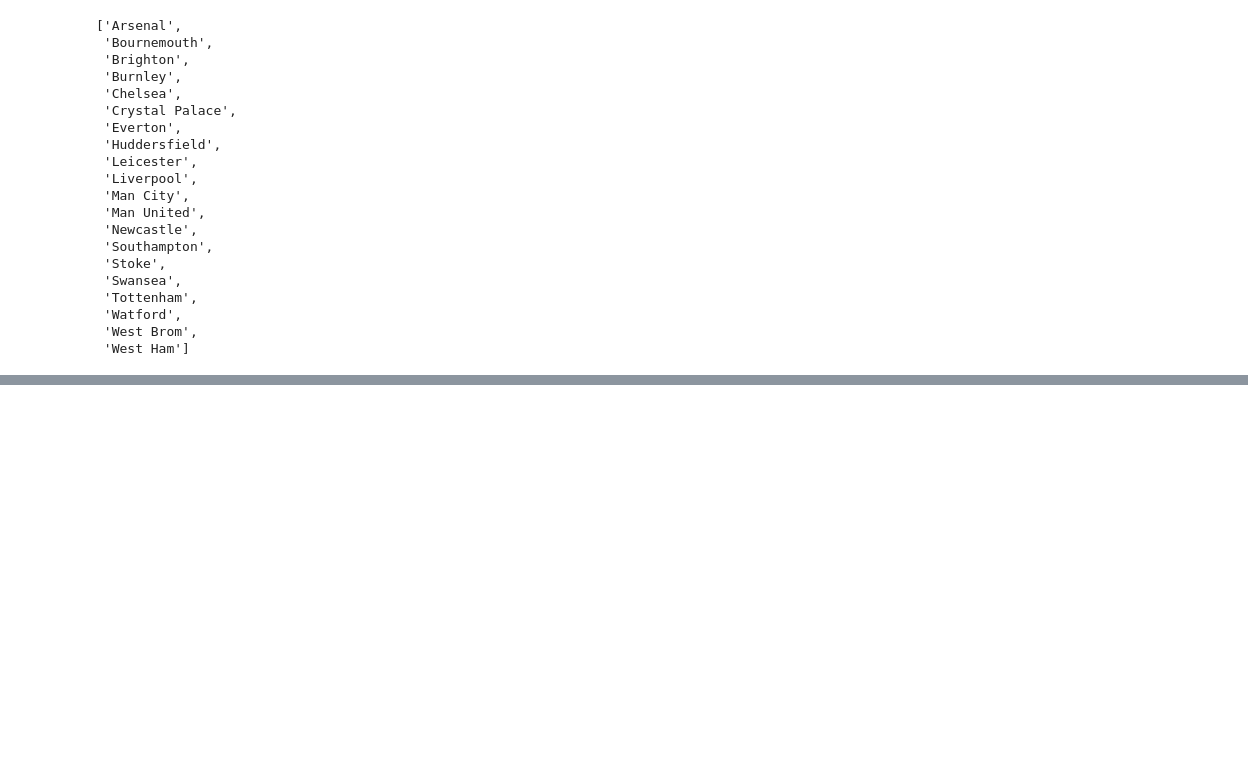
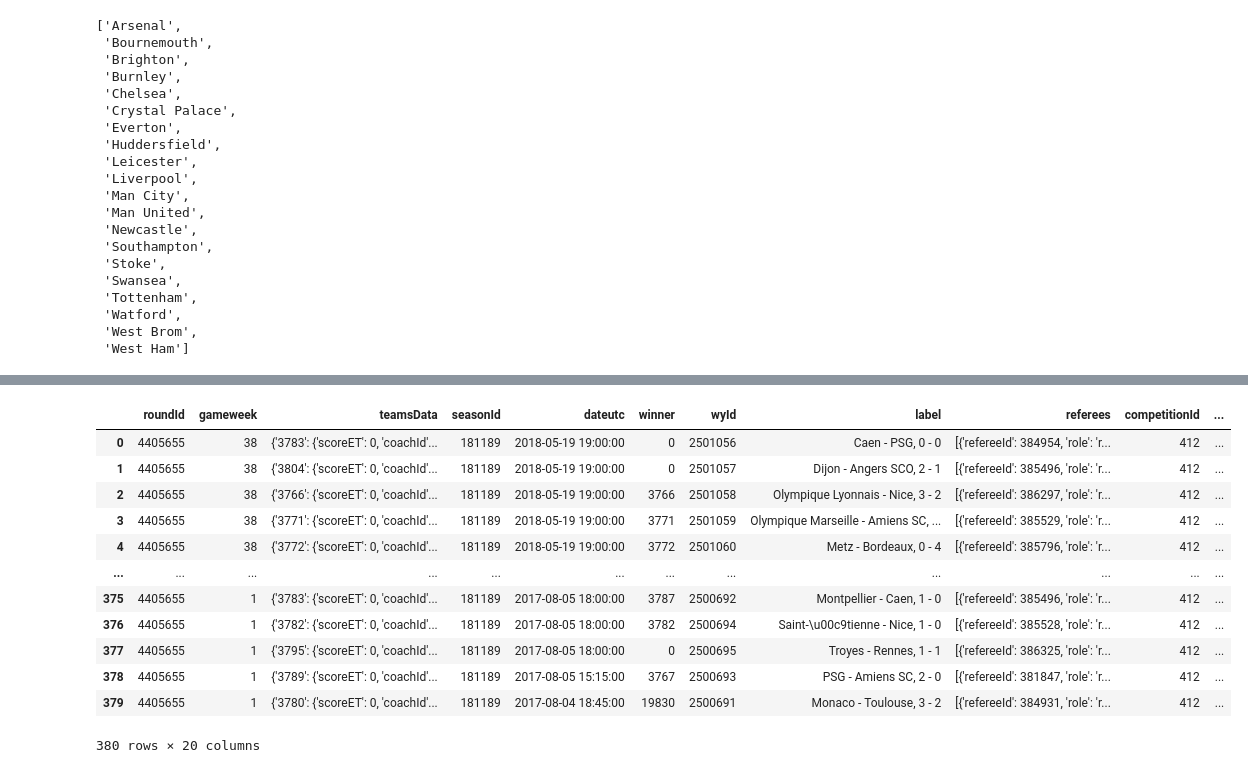
Before and after one commit to tw98/dl_soccer, a Jupyter notebook: extract_underdogs.ipynb, the cells around one changed output, grey strips where cells are left out. Saved outputs shown, nothing was run; the diff lists cells and outputs as text; code cells hidden in the pictures; blank space fills up the shorter version.

```diff
--- a/extract_underdogs.ipynb
+++ b/extract_underdogs.ipynb
@@ -13,3 +21,2 @@ teams_file = "/Users/tw/Desktop/Deep_Learning/Project/data/teams.json"
 # %%
-df_matches = pd.read_json("/Users/tw/Desktop/Deep_Learning/Project/data/matches/matches_Italy.json").drop(columns=['venue', 'date', 'status', 'duration'])
-df_matches['dateutc'] = df_matches['dateutc'].apply(lambda x: datetime.strptime(x, '%Y-%m-%d %H:%M:%S'))
+df_matches = pd.read_json(f"/Users/tw/Desktop/Deep_Learning/Project/data/matches/matches_{country}.json").drop(columns=['venue', 'date', 'status', 'duration'])
@@ -251,3 +328,19 @@ df_odds['UnderdogMatch'], df_odds['HomeUnderdog'], df_odds['AwayUnderdog'] = zip
+# %%
+df_matches
+# %% [output]
+|  | roundId | gameweek | teamsData | seasonId | dateutc | winner | wyId | label | referees | competitionId | ... |
+| 0 | 4405655 | 38 | {'3783': {'scoreET': 0, 'coachId'... | 181189 | 2018-05-19 19:00:00 | 0 | 2501056 | Caen - PSG, 0 - 0 | [{'refereeId': 384954, 'role': 'r... | 412 | ... |
+| 1 | 4405655 | 38 | {'3804': {'scoreET': 0, 'coachId'... | 181189 | 2018-05-19 19:00:00 | 0 | 2501057 | Dijon - Angers SCO, 2 - 1 | [{'refereeId': 385496, 'role': 'r... | 412 | ... |
+| 2 | 4405655 | 38 | {'3766': {'scoreET': 0, 'coachId'... | 181189 | 2018-05-19 19:00:00 | 3766 | 2501058 | Olympique Lyonnais - Nice, 3 - 2 | [{'refereeId': 386297, 'role': 'r... | 412 | ... |
+| 3 | 4405655 | 38 | {'3771': {'scoreET': 0, 'coachId'... | 181189 | 2018-05-19 19:00:00 | 3771 | 2501059 | Olympique Marseille - Amiens SC, ... | [{'refereeId': 385529, 'role': 'r... | 412 | ... |
+| 4 | 4405655 | 38 | {'3772': {'scoreET': 0, 'coachId'... | 181189 | 2018-05-19 19:00:00 | 3772 | 2501060 | Metz - Bordeaux, 0 - 4 | [{'refereeId': 385796, 'role': 'r... | 412 | ... |
+| ... | ... | ... | ... | ... | ... | ... | ... | ... | ... | ... | ... |
+| 375 | 4405655 | 1 | {'3783': {'scoreET': 0, 'coachId'... | 181189 | 2017-08-05 18:00:00 | 3787 | 2500692 | Montpellier - Caen, 1 - 0 | [{'refereeId': 385496, 'role': 'r... | 412 | ... |
+| 376 | 4405655 | 1 | {'3782': {'scoreET': 0, 'coachId'... | 181189 | 2017-08-05 18:00:00 | 3782 | 2500694 | Saint-\u00c9tienne - Nice, 1 - 0 | [{'refereeId': 385528, 'role': 'r... | 412 | ... |
+| 377 | 4405655 | 1 | {'3795': {'scoreET': 0, 'coachId'... | 181189 | 2017-08-05 18:00:00 | 0 | 2500695 | Troyes - Rennes, 1 - 1 | [{'refereeId': 386325, 'role': 'r... | 412 | ... |
+| 378 | 4405655 | 1 | {'3789': {'scoreET': 0, 'coachId'... | 181189 | 2017-08-05 15:15:00 | 3767 | 2500693 | PSG - Amiens SC, 2 - 0 | [{'refereeId': 381847, 'role': 'r... | 412 | ... |
+| 379 | 4405655 | 1 | {'3780': {'scoreET': 0, 'coachId'... | 181189 | 2017-08-04 18:45:00 | 19830 | 2500691 | Monaco - Toulouse, 3 - 2 | [{'refereeId': 384931, 'role': 'r... | 412 | ... |
+380 rows × 20 columns
 # %%
 df_merged = df_matches.merge(df_odds, on=['HomeTeam', 'AwayTeam', 'HomeGoals', 'AwayGoals'])
 # %%
```
Also changed, not shown: parts of 16 cells of this notebook, 8 other files.
